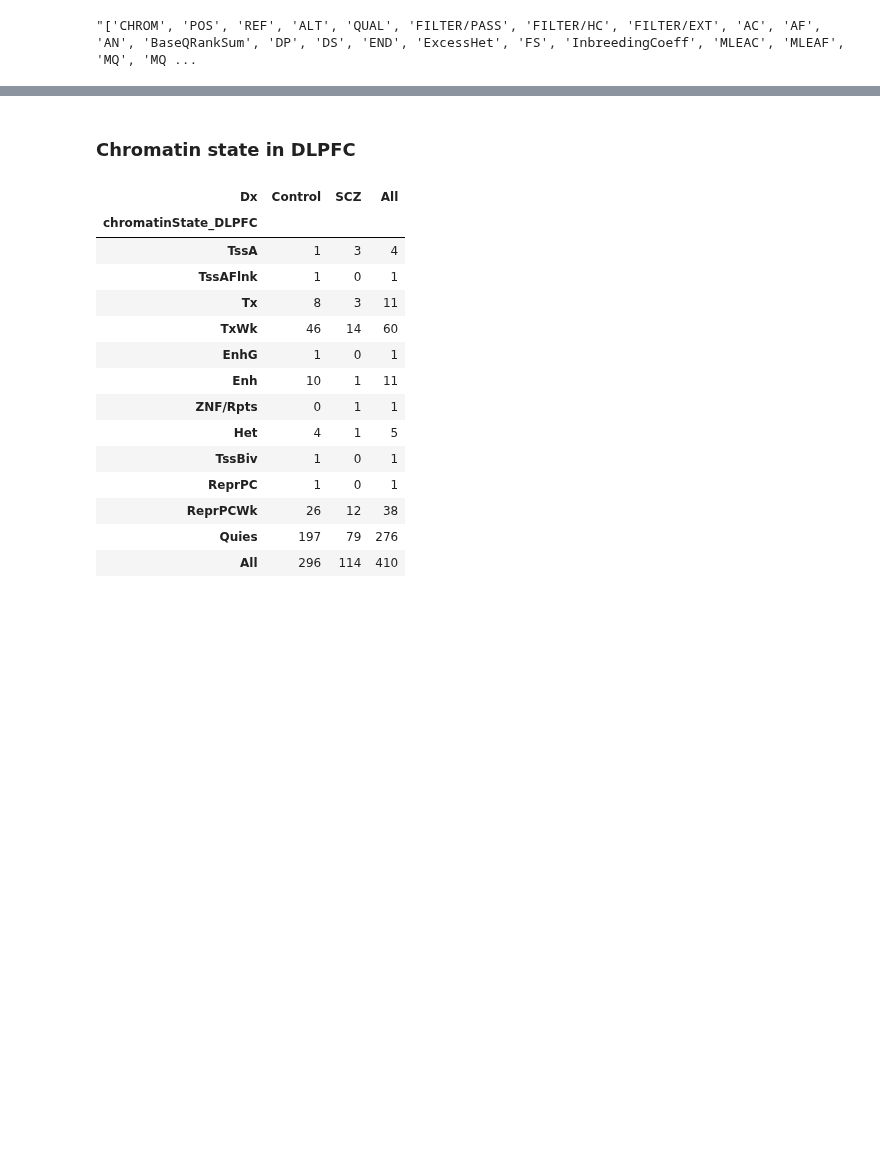
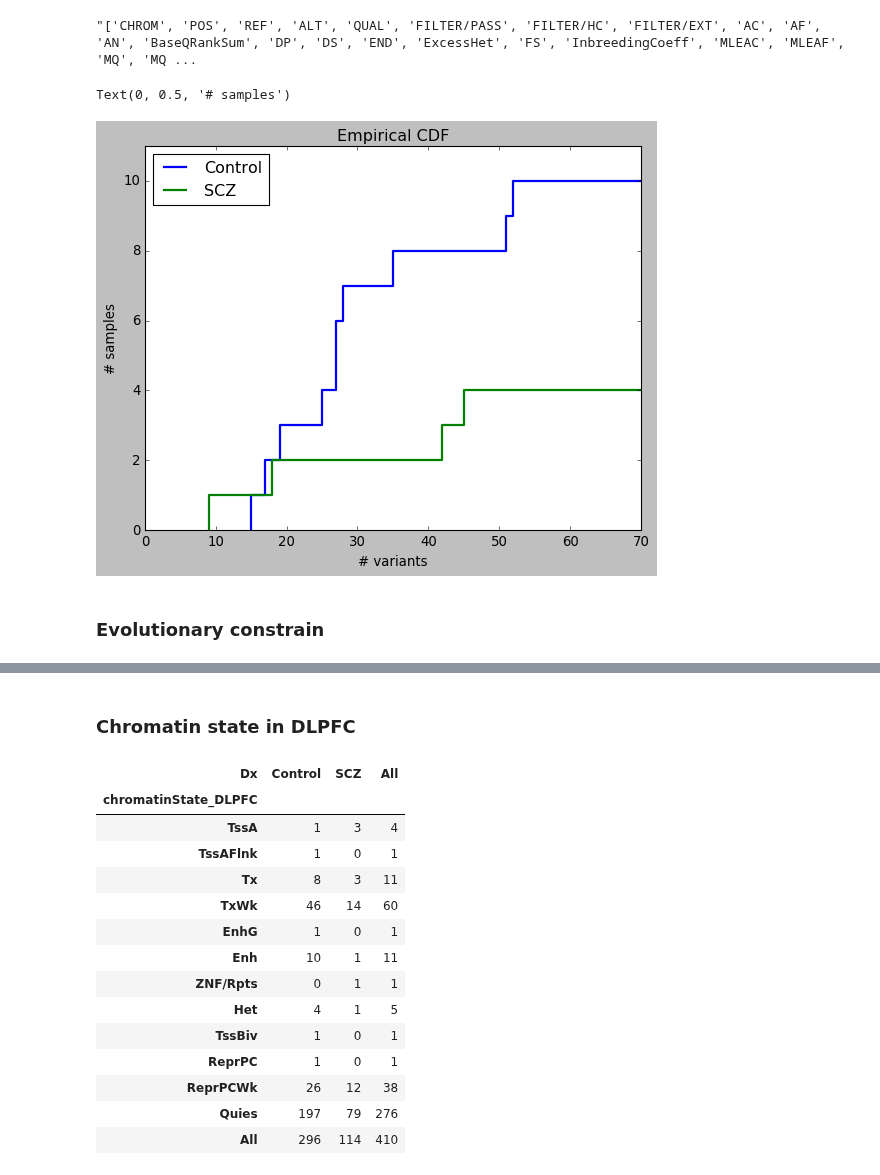
Before and after one commit to attilagk/BSM-research, a Jupyter notebook: notebook/2020-06-10-chromatin-state/2020-06-10-chromatin-state.ipynb, the cells around one changed output, grey strips where cells are left out. Drawn from its saved outputs; the diff is of its cells as text; code cells hidden in the pictures; blank space fills up the shorter version.

Commit message:
sample based exploratory analysis

```diff
--- a/notebook/2020-06-10-chromatin-state/2020-06-10-chromatin-state.ipynb
+++ b/notebook/2020-06-10-chromatin-state/2020-06-10-chromatin-state.ipynb
@@ -51,3 +56,25 @@ Welcome, Attila Jones!
 repr(list(calls.columns))
 # %% [output]
 "['CHROM', 'POS', 'REF', 'ALT', 'QUAL', 'FILTER/PASS', 'FILTER/HC', 'FILTER/EXT', 'AC', 'AF', 'AN', 'BaseQRankSum', 'DP', 'DS', 'END', 'ExcessHet', 'FS', 'InbreedingCoeff', 'MLEAC', 'MLEAF', 'MQ', 'MQ ...
+# %%
+def foo(Dx, ax, xmin=0, xmax=70):
+    x = calls.loc[calls['Dx'] == Dx, 'Sample'].value_counts()
+    x = x.sort_values()
+    ax.step(list(x) + [70], range(len(x) + 1), label=Dx, linewidth=2)
+    #df = calls.loc[calls['Dx'] == Dx, :]
+    #return(df.groupby('Sample').count()['Dx'])
+
+fig, ax = plt.subplots(figsize=(8, 6))
+xmin, xmax = 0, 70
+foo('Control', ax)
+foo('SCZ', ax)
+ax.set_ylim(0, 11)
+ax.legend(loc='upper left')
+ax.set_title('Empirical CDF')
+ax.set_xlabel('# variants')
+ax.set_ylabel('# samples')
+# %% [output]
+Text(0, 0.5, '# samples')
+[figure, added]
+# %% [markdown]
+### Evolutionary constrain
```
Also changed, not shown: parts of 16 cells of this notebook, 2 other files.
